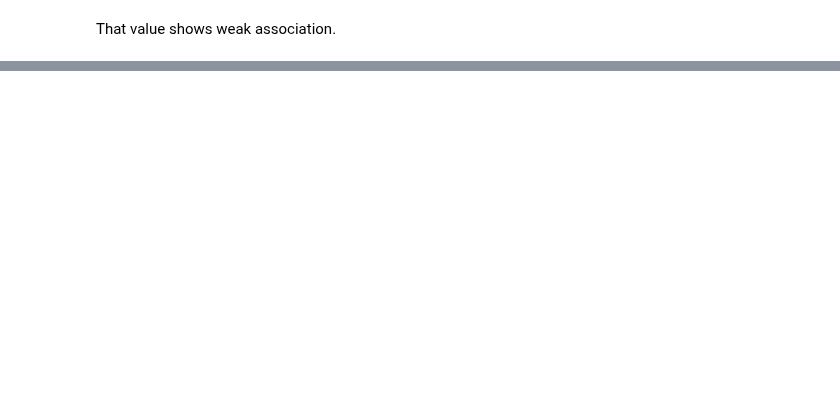
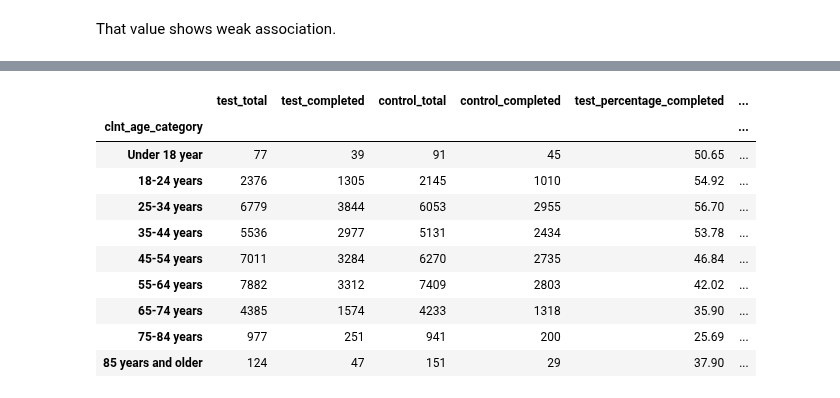
Before and after one commit to dimitsagk/AB_Testing_Analysis, a Jupyter notebook: notebooks/Project_03_Analysis_AB_Testing.ipynb, the cells around one changed output, grey strips where cells are left out. Cells and saved outputs as stored; diff of their text form; code cells hidden in the pictures; blank space fills up the shorter version.

```diff
--- a/notebooks/Project_03_Analysis_AB_Testing.ipynb
+++ b/notebooks/Project_03_Analysis_AB_Testing.ipynb
@@ -1043,0 +907,43 @@ plt.show()
+# %%
+# total test group sessions per age bracket
+test_total_age = df_test_rslt.groupby('clnt_age_category', observed=False)['session_id'].nunique().reset_index()
+
+# successful test group sessions per age bracket
+test_completed_age = completed_test.groupby('clnt_age_category', observed=False)['session_id'].nunique().reset_index()
+
+# total control group sessions per age bracket
+control_total_age = df_control_rslt.groupby('clnt_age_category', observed=False)['session_id'].nunique().reset_index()
+
+# sucessful control group sessions per age bracket
+control_completed_age = completed_control.groupby('clnt_age_category', observed=False)['session_id'].nunique().reset_index()
+# %%
+data_frames = [test_total_age, test_completed_age, control_total_age, control_completed_age]
+labels = ['test_total', 'test_completed', 'control_total', 'control_completed']
+
+
+# Rename 'session_id' in each DataFrame uniquely using enumerate for automatic indexing
+for index, df in enumerate(data_frames):
+    df.rename(columns={'session_id': labels[index]}, inplace=True)
+# %%
+df_merged = reduce(lambda left,right: pd.merge(left,right,on='clnt_age_category',
+                                            how='outer'), data_frames)
+df_merged.set_index('clnt_age_category', inplace=True)
+# %%
+df_merged['test_percentage_completed'] = round(df_merged['test_completed'] * 100/ df_merged['test_total'],2)
+df_merged['control_percentage_completed'] = round(df_merged['control_completed'] * 100/ df_merged['control_total'],2)
+
+df_merged['percentage_diff'] = df_merged['test_percentage_completed'] - df_merged['control_percentage_completed']
+# %%
+df_merged
+# %% [output]
+|  | test_total | test_completed | control_total | control_completed | test_percentage_completed | ... |
+| clnt_age_category |  |  |  |  |  | ... |
+| Under 18 year | 77 | 39 | 91 | 45 | 50.65 | ... |
+| 18-24 years | 2376 | 1305 | 2145 | 1010 | 54.92 | ... |
+| 25-34 years | 6779 | 3844 | 6053 | 2955 | 56.70 | ... |
+| 35-44 years | 5536 | 2977 | 5131 | 2434 | 53.78 | ... |
+| 45-54 years | 7011 | 3284 | 6270 | 2735 | 46.84 | ... |
+| 55-64 years | 7882 | 3312 | 7409 | 2803 | 42.02 | ... |
+| 65-74 years | 4385 | 1574 | 4233 | 1318 | 35.90 | ... |
+| 75-84 years | 977 | 251 | 941 | 200 | 25.69 | ... |
+| 85 years and older | 124 | 47 | 151 | 29 | 37.90 | ... |
```
Also changed, not shown: parts of 58 cells of this notebook.
